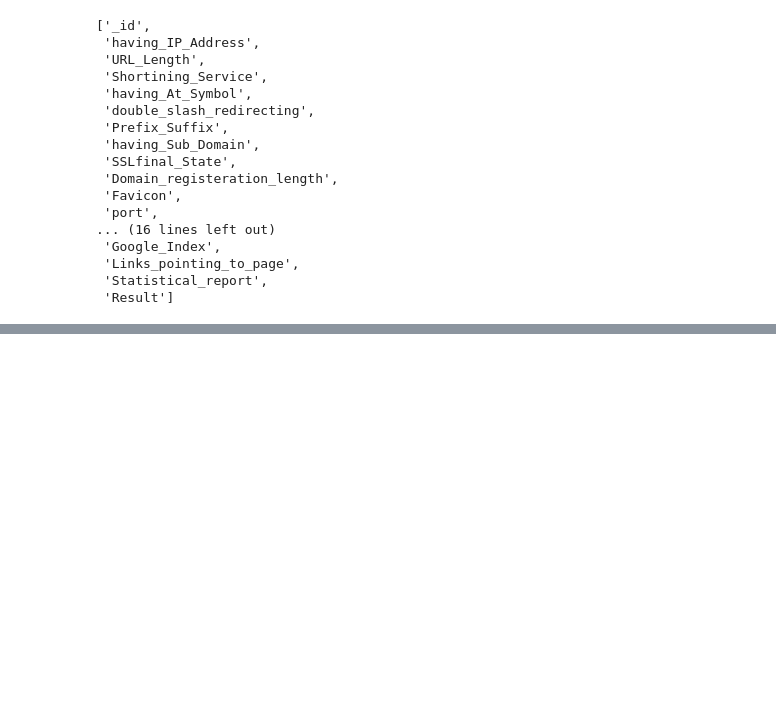
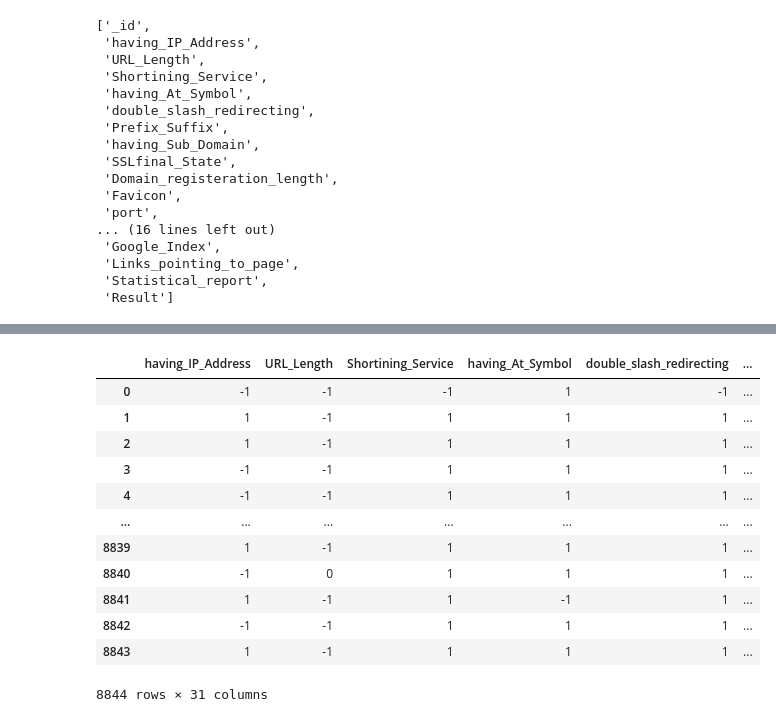
Before and after one commit to Abhay123-hub/network_security, a Jupyter notebook: test.ipynb, the cells around one changed output, grey strips where cells are left out. Drawn from its saved outputs; the diff is of its cells as text; code cells hidden in the pictures; blank space fills up the shorter version.

```diff
--- a/test.ipynb
+++ b/test.ipynb
@@ -252,0 +430,19 @@ df.columns.to_list()
+# %%
+train = pd.read_csv(r"artifacts\01_16_2025_11_53_19\data_ingestion\ingested\train.csv")
+test = pd.read_csv(r"artifacts\01_16_2025_11_53_19\data_ingestion\ingested\test.csv")
+# %%
+train
+# %% [output]
+|  | having_IP_Address | URL_Length | Shortining_Service | having_At_Symbol | double_slash_redirecting | ... |
+| 0 | -1 | -1 | -1 | 1 | -1 | ... |
+| 1 | 1 | -1 | 1 | 1 | 1 | ... |
+| 2 | 1 | -1 | 1 | 1 | 1 | ... |
+| 3 | -1 | -1 | 1 | 1 | 1 | ... |
+| 4 | -1 | -1 | 1 | 1 | 1 | ... |
+| ... | ... | ... | ... | ... | ... | ... |
+| 8839 | 1 | -1 | 1 | 1 | 1 | ... |
+| 8840 | -1 | 0 | 1 | 1 | 1 | ... |
+| 8841 | 1 | -1 | 1 | -1 | 1 | ... |
+| 8842 | -1 | -1 | 1 | 1 | 1 | ... |
+| 8843 | 1 | -1 | 1 | 1 | 1 | ... |
+8844 rows × 31 columns
```
Also changed, not shown: parts of 36 cells of this notebook, 36 other files.
